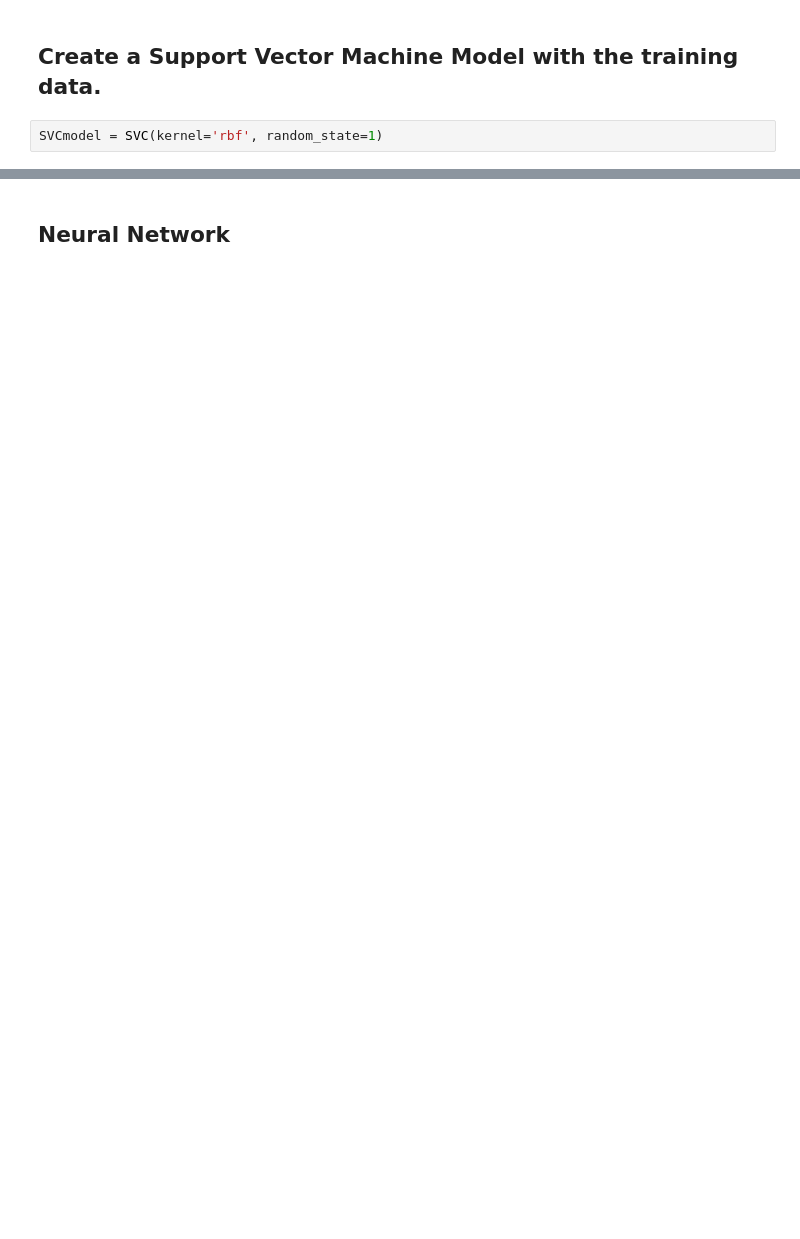
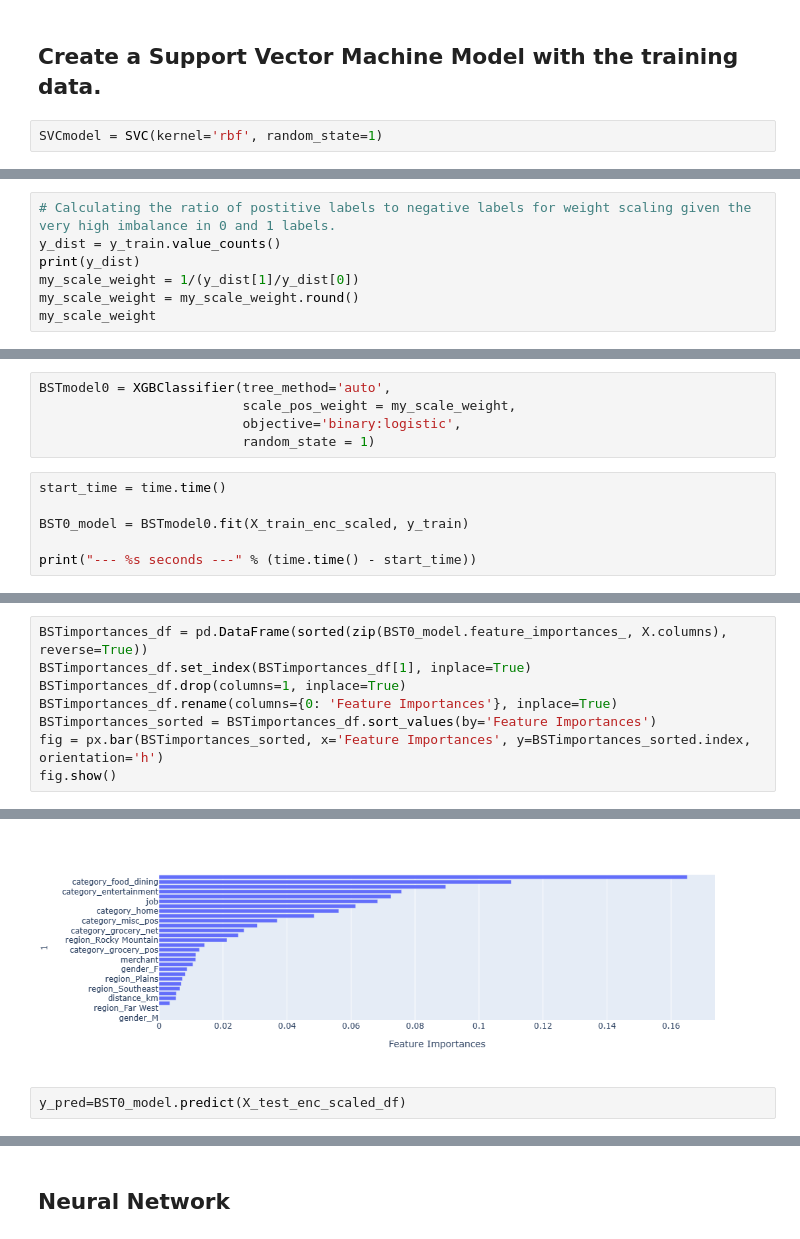
Before and after one commit to john-a-ellis/Credit_Card_Fraud, a Jupyter notebook: Fraud_ETL.ipynb, the cells around one changed output, grey strips where cells are left out. Saved outputs shown, nothing was run; the diff lists cells and outputs as text; blank space fills up the shorter version.

```diff
--- a/Fraud_ETL.ipynb
+++ b/Fraud_ETL.ipynb
@@ -610,0 +645,7 @@ weighted avg       1.00      1.00      1.00    138930
+# %%
+# Calculating the ratio of postitive labels to negative labels for weight scaling given the very high imbalance in 0 and 1 labels.
+y_dist = y_train.value_counts()
+print(y_dist)
+my_scale_weight = 1/(y_dist[1]/y_dist[0])
+my_scale_weight = my_scale_weight.round()
+my_scale_weight
@@ -610,0 +658,11 @@ weighted avg       1.00      1.00      1.00    138930
+# %%
+BSTmodel0 = XGBClassifier(tree_method='auto',
+                          scale_pos_weight = my_scale_weight,
+                          objective='binary:logistic',
+                          random_state = 1)
+# %%
+start_time = time.time()
+
+BST0_model = BSTmodel0.fit(X_train_enc_scaled, y_train)
+
+print("--- %s seconds ---" % (time.time() - start_time))
@@ -610,0 +693,9 @@ weighted avg       1.00      1.00      1.00    138930
+# %%
+BSTimportances_df = pd.DataFrame(sorted(zip(BST0_model.feature_importances_, X.columns), reverse=True))
+BSTimportances_df.set_index(BSTimportances_df[1], inplace=True)
+BSTimportances_df.drop(columns=1, inplace=True)
+BSTimportances_df.rename(columns={0: 'Feature Importances'}, inplace=True)
+BSTimportances_sorted = BSTimportances_df.sort_values(by='Feature Importances')
+fig = px.bar(BSTimportances_sorted, x='Feature Importances', y=BSTimportances_sorted.index, orientation='h')
+fig.show()
+# %% [output]
@@ -610,0 +703,3 @@ weighted avg       1.00      1.00      1.00    138930
+[figure, added]
+# %%
+y_pred=BST0_model.predict(X_test_enc_scaled_df)
```
Also changed, not shown: parts of 52 cells of this notebook, 1 other file.
